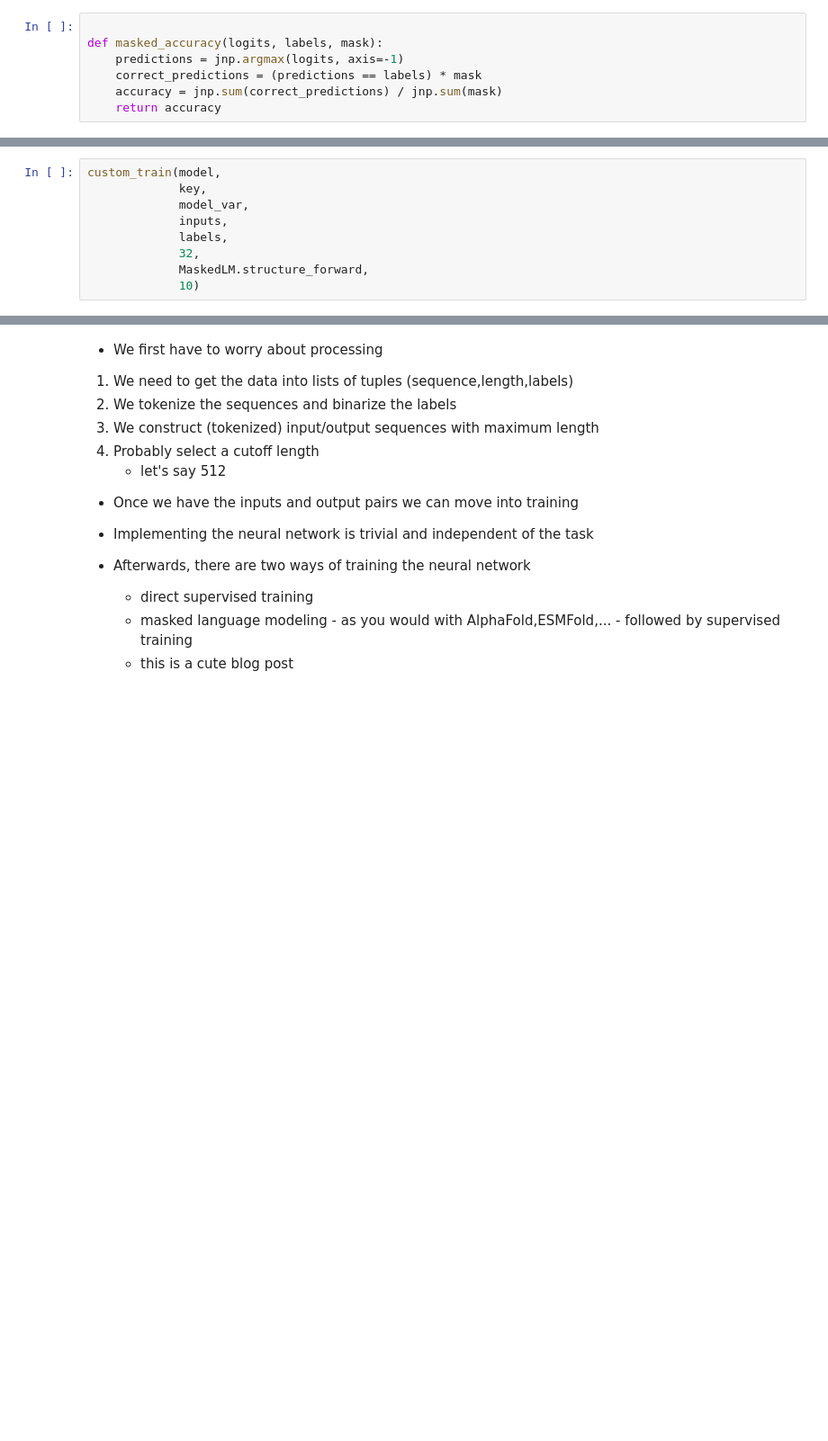
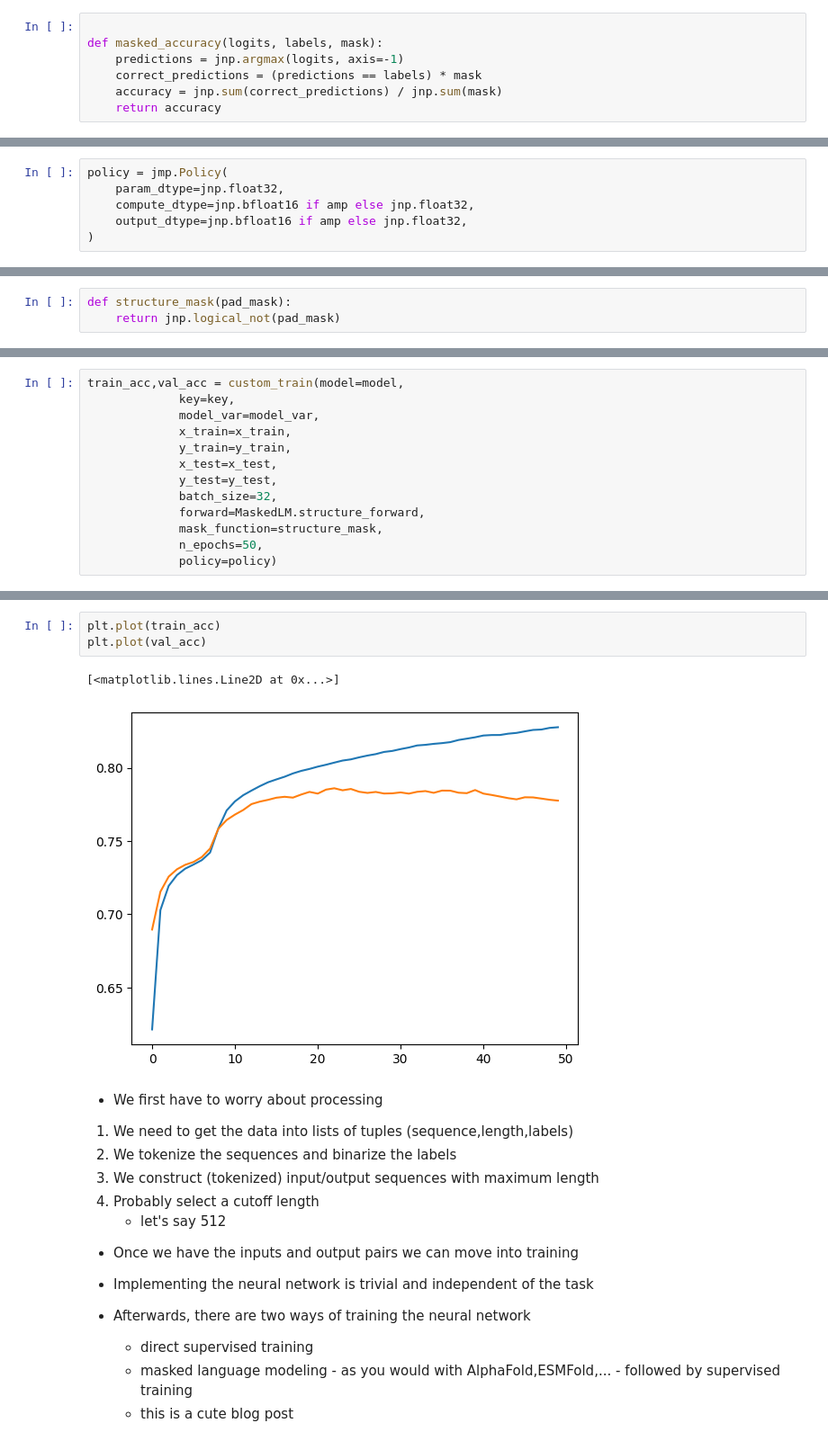
Before and after one commit to raharison-toky/nano_fold, a Jupyter notebook: data_processing.ipynb, the cells around one changed output, grey strips where cells are left out. Shown at 90% size. Cells and saved outputs as stored; diff of their text form; blank space fills up the shorter version.

```diff
--- a/data_processing.ipynb
+++ b/data_processing.ipynb
@@ -338,0 +365,6 @@ def masked_accuracy(logits, labels, mask):
+# %%
+policy = jmp.Policy(
+    param_dtype=jnp.float32,
+    compute_dtype=jnp.bfloat16 if amp else jnp.float32,
+    output_dtype=jnp.bfloat16 if amp else jnp.float32,
+)
@@ -339,3 +375,6 @@ def masked_accuracy(logits, labels, mask):
+# %%
+def structure_mask(pad_mask):
+	return jnp.logical_not(pad_mask)
 # %%
 def custom_train(model,
 				 key,
@@ -389,9 +495,0 @@ def custom_train(model,
-# %%
-custom_train(model,
-			 key,
-			 model_var,
-			 inputs,
-			 labels,
-			 32,
-			 MaskedLM.structure_forward,
-			 10)
@@ -424,0 +496,13 @@ Array([[False, False, False, ...,  True, False, False],
+# %%
+train_acc,val_acc = custom_train(model=model,
+			 key=key,
+			 model_var=model_var,
+			 x_train=x_train,
+			 y_train=y_train,
+			 x_test=x_test,
+			 y_test=y_test,
+			 batch_size=32,
+			 forward=MaskedLM.structure_forward,
+			 mask_function=structure_mask,
+			 n_epochs=50,
+			 policy=policy)
@@ -425,3 +527,9 @@ Array([[False, False, False, ...,  True, False, False],
+# %%
+plt.plot(train_acc)
+plt.plot(val_acc)
+# %% [output]
+[<matplotlib.lines.Line2D at 0x...>]
+[figure, added]
 # %% [markdown]
 - We first have to worry about processing
 1. We need to get the data into lists of tuples (sequence,length,labels)
```
Also changed, not shown: parts of 24 cells of this notebook, 1 other file.
